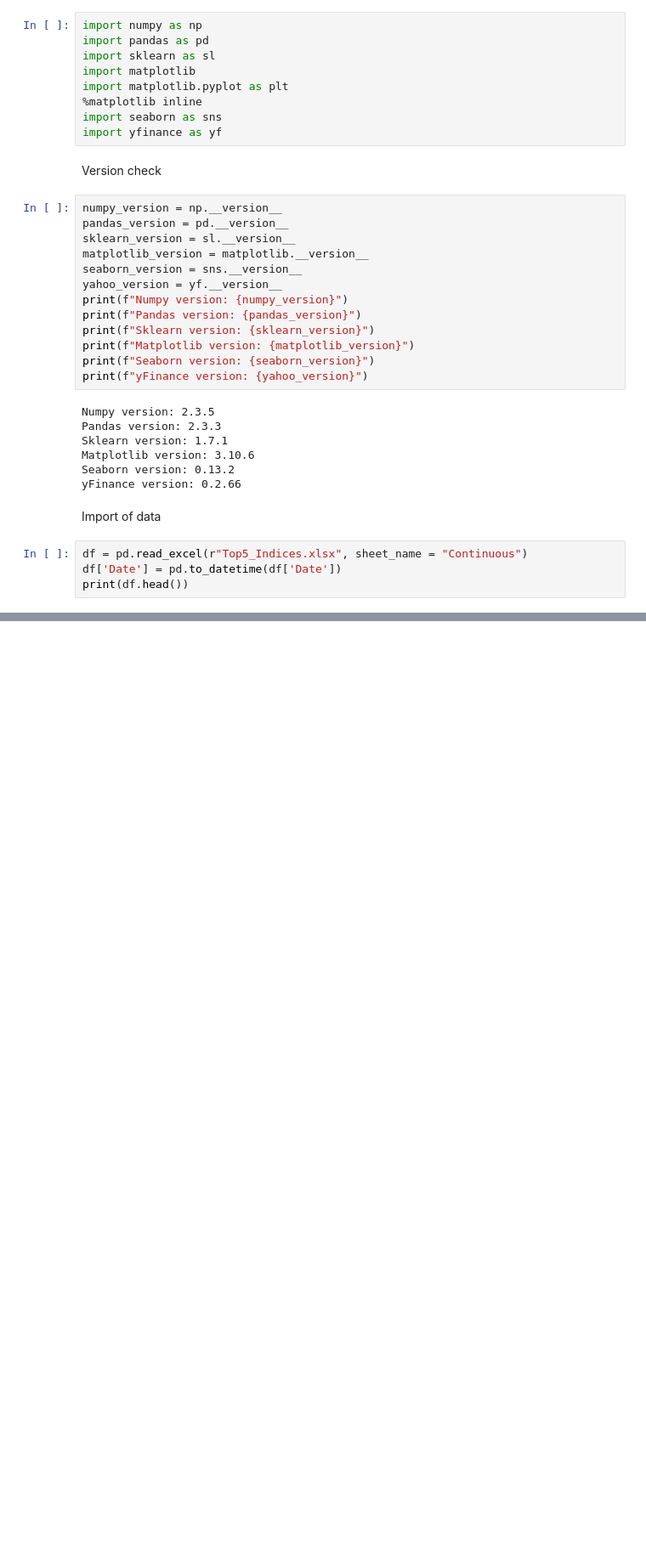
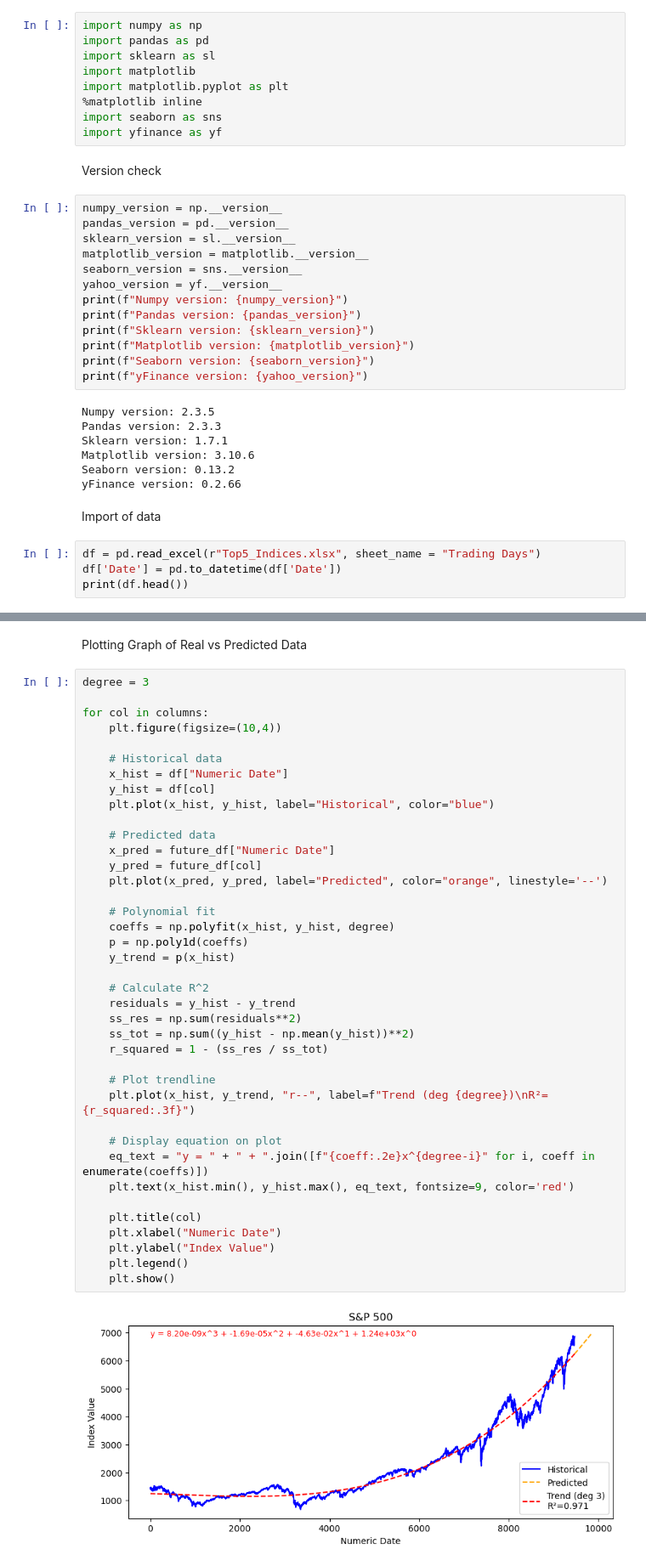
Before and after one commit to ewlemon/Stock-Project, a Jupyter notebook: Jupyter Project 1.ipynb, the cells around one changed output, grey strips where cells are left out. Shown at 85% size. Saved outputs shown, nothing was run; the diff lists cells and outputs as text; blank space fills up the shorter version.

```diff
--- a/Jupyter Project 1.ipynb
+++ b/Jupyter Project 1.ipynb
@@ -34,7 +34,7 @@ yFinance version: 0.2.66
 # %% [markdown]
 Import of data
 # %%
-df = pd.read_excel(r"Top5_Indices.xlsx", sheet_name = "Continuous")
+df = pd.read_excel(r"Top5_Indices.xlsx", sheet_name = "Trading Days")
 df['Date'] = pd.to_datetime(df['Date'])
 print(df.head())
 # %% [output]
@@ -109,0 +262,43 @@ Nasdaq 100 Score: 0.6986548035800297
+# %% [markdown]
+Plotting Graph of Real vs Predicted Data
+# %%
+degree = 3
+
+for col in columns:
+    plt.figure(figsize=(10,4))
+
+    # Historical data
+    x_hist = df["Numeric Date"]
+    y_hist = df[col]
+    plt.plot(x_hist, y_hist, label="Historical", color="blue")
+
+    # Predicted data
+    x_pred = future_df["Numeric Date"]
+    y_pred = future_df[col]
+    plt.plot(x_pred, y_pred, label="Predicted", color="orange", linestyle='--')
+
+    # Polynomial fit
+    coeffs = np.polyfit(x_hist, y_hist, degree)
+    p = np.poly1d(coeffs)
+    y_trend = p(x_hist)
+
+    # Calculate R^2
+    residuals = y_hist - y_trend
+    ss_res = np.sum(residuals**2)
+    ss_tot = np.sum((y_hist - np.mean(y_hist))**2)
+    r_squared = 1 - (ss_res / ss_tot)
+
+    # Plot trendline
+    plt.plot(x_hist, y_trend, "r--", label=f"Trend (deg {degree})\nR²={r_squared:.3f}")
+
+    # Display equation on plot
+    eq_text = "y = " + " + ".join([f"{coeff:.2e}x^{degree-i}" for i, coeff in enumerate(coeffs)])
+    plt.text(x_hist.min(), y_hist.max(), eq_text, fontsize=9, color='red')
+
+    plt.title(col)
+    plt.xlabel("Numeric Date")
+    plt.ylabel("Index Value")
+    plt.legend()
+    plt.show()
+# %% [output]
+[figure, added]
```
Also changed, not shown: parts of 14 cells of this notebook, 1 other file.
